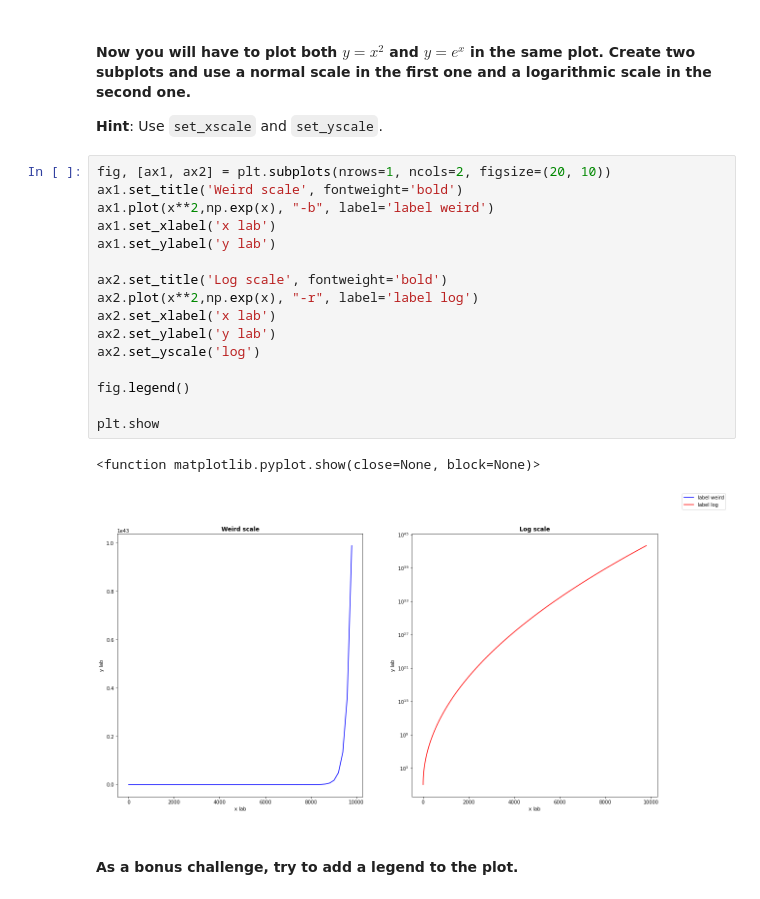
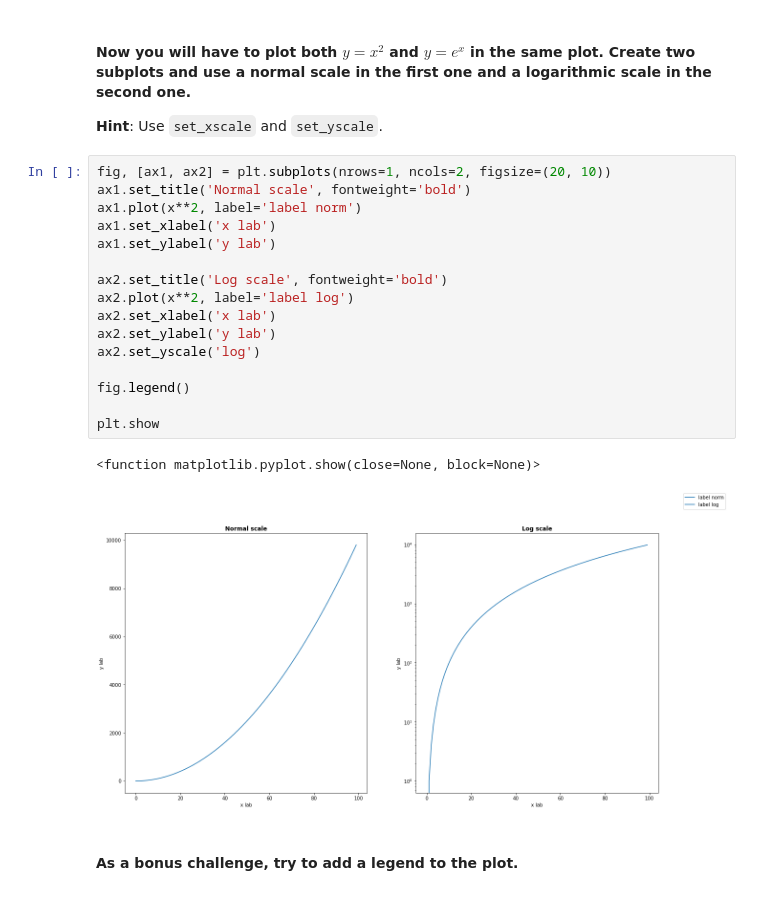
Before and after one commit to JaimeSastreCrespo/DAFT_1022, a Jupyter notebook: module_2/Lab_1_Matplotlib-and-Seaborn/main.ipynb, the cells around one changed output. Cells and saved outputs as stored; diff of their text form.

```diff
--- a/module_2/Lab_1_Matplotlib-and-Seaborn/main.ipynb
+++ b/module_2/Lab_1_Matplotlib-and-Seaborn/main.ipynb
@@ -82,23 +82,23 @@ plt.show
 **Hint**: Use `set_xscale` and `set_yscale`.
 # %%
 fig, [ax1, ax2] = plt.subplots(nrows=1, ncols=2, figsize=(20, 10))
-ax1.set_title('Weird scale', fontweight='bold')
-ax1.plot(x**2,np.exp(x), "-b", label='label weird')
+ax1.set_title('Normal scale', fontweight='bold')
+ax1.plot(x**2, label='label norm')
 ax1.set_xlabel('x lab')
 ax1.set_ylabel('y lab')
 
 ax2.set_title('Log scale', fontweight='bold')
-ax2.plot(x**2,np.exp(x), "-r", label='label log')
+ax2.plot(x**2, label='label log')
 ax2.set_xlabel('x lab')
 ax2.set_ylabel('y lab')
 ax2.set_yscale('log')
 
 fig.legend()
 
 plt.show
 # %% [output]
 <function matplotlib.pyplot.show(close=None, block=None)>
-[figure, old version]
+[figure, new version]
 # %% [markdown]
 #### As a bonus challenge, try to add a legend to the plot.
 # %%
```
Also changed, not shown: parts of 4 cells of this notebook.
